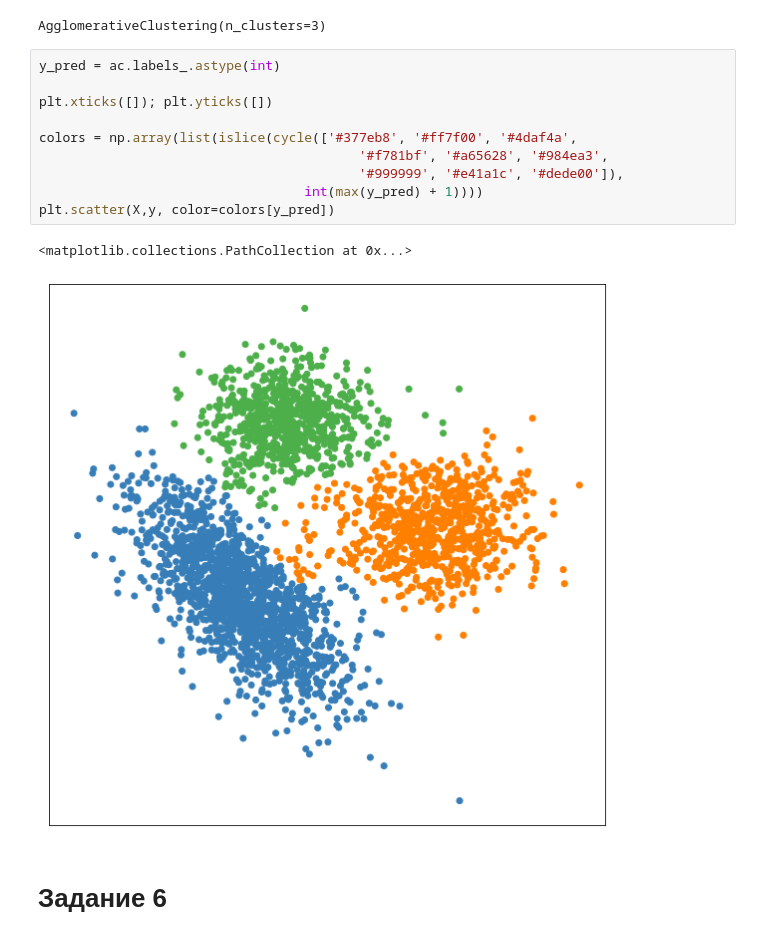
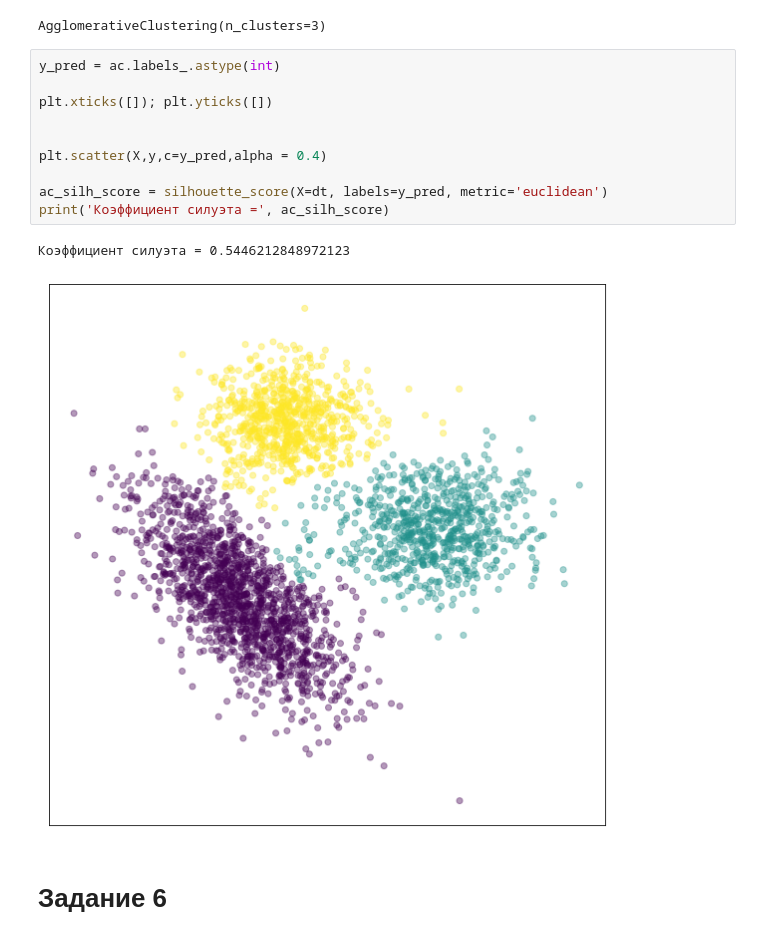
Before and after one commit to murph666/my_training, a Jupyter notebook: ml/Untitled.ipynb, the cells around one changed output. Saved outputs shown, nothing was run; the diff lists cells and outputs as text.

```diff
--- a/ml/Untitled.ipynb
+++ b/ml/Untitled.ipynb
@@ -106,16 +107,16 @@ AgglomerativeClustering(n_clusters=3)
 # %%
 y_pred = ac.labels_.astype(int)
 
 plt.xticks([]); plt.yticks([])
 
-colors = np.array(list(islice(cycle(['#377eb8', '#ff7f00', '#4daf4a',
-                                         '#f781bf', '#a65628', '#984ea3',
-                                         '#999999', '#e41a1c', '#dede00']),
-                                  int(max(y_pred) + 1))))
-plt.scatter(X,y, color=colors[y_pred])
+
+plt.scatter(X,y,c=y_pred,alpha = 0.4)
+
+ac_silh_score = silhouette_score(X=dt, labels=y_pred, metric='euclidean')
+print('Коэффициент силуэта =', ac_silh_score)
 # %% [output]
-<matplotlib.collections.PathCollection at 0x...>
+Коэффициент силуэта = 0.5446212848972123
-[figure, old version]
+[figure, new version]
 # %% [markdown]
 # Задание 6
 # %%
```
Also changed, not shown: parts of 25 cells of this notebook.
